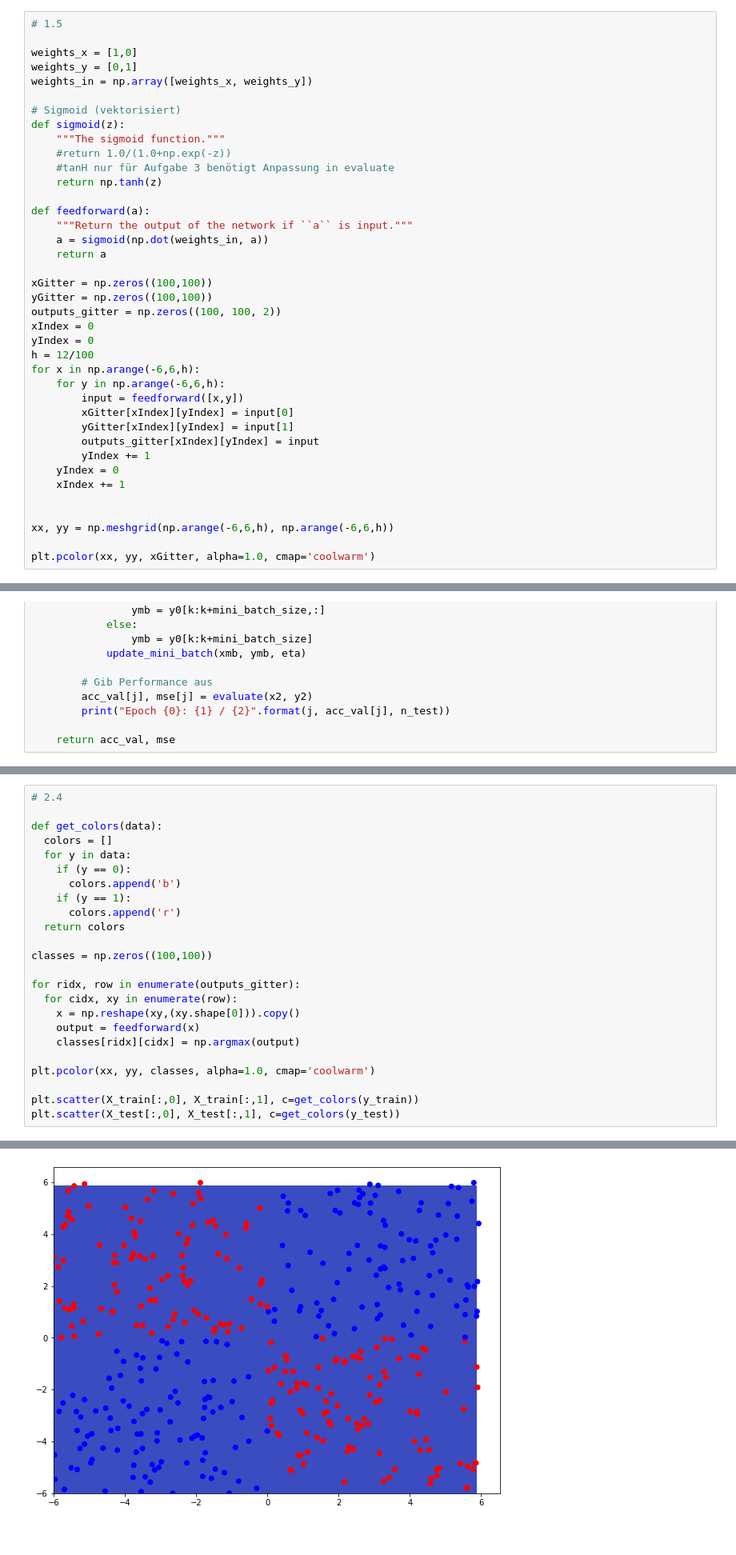
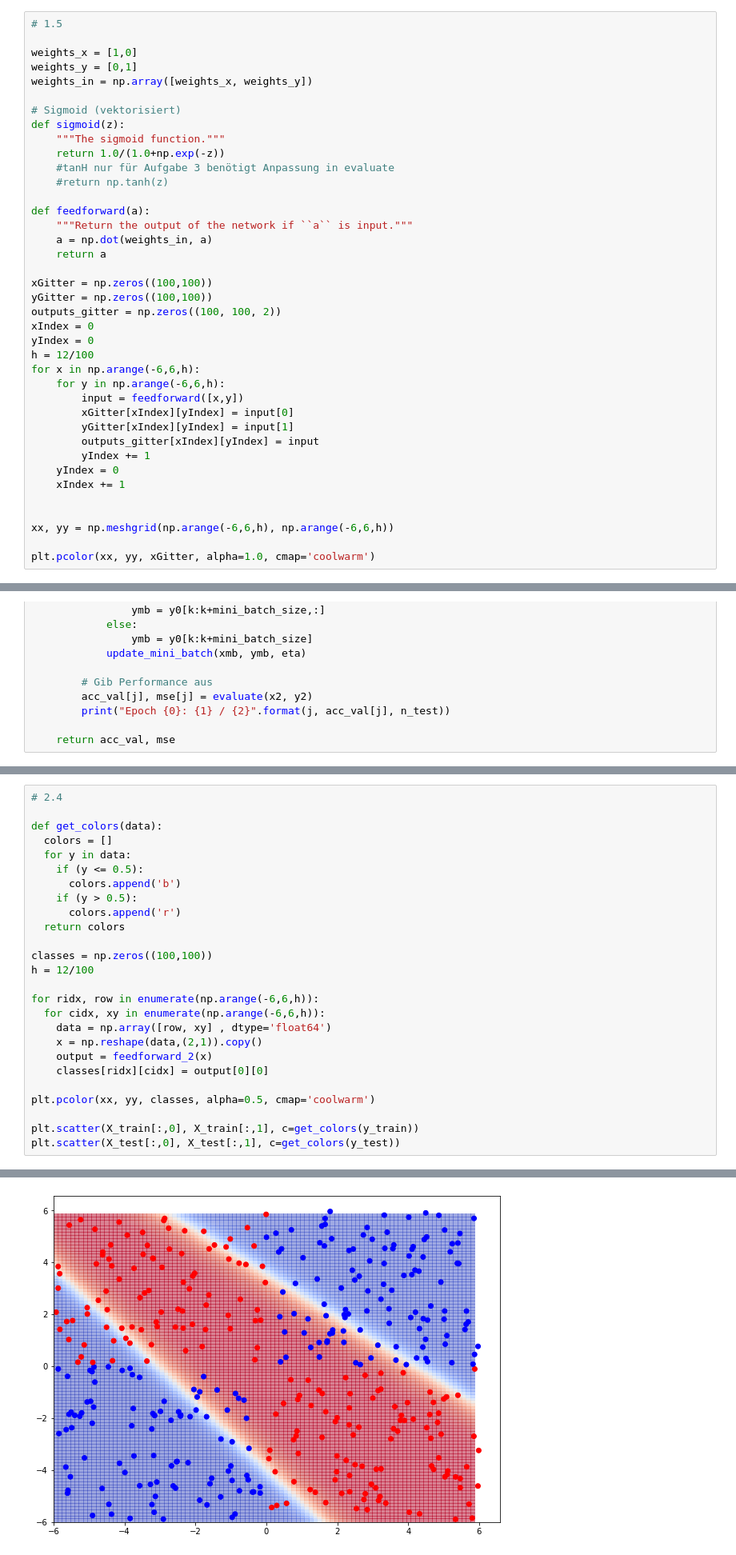
Before and after one commit to schmuecker/machine-learning-course, a Jupyter notebook: Deep Learning/01 backpropagation/01 MLP.ipynb, the cells around one changed output, grey strips where cells are left out. Shown at 80% size. Cells and saved outputs as stored; diff of their text form.

```diff
--- a/Deep Learning/01 backpropagation/01 MLP.ipynb
+++ b/Deep Learning/01 backpropagation/01 MLP.ipynb
@@ -78,13 +78,13 @@ weights_in = np.array([weights_x, weights_y])
 # Sigmoid (vektorisiert)
 def sigmoid(z):
     """The sigmoid function."""
-    #return 1.0/(1.0+np.exp(-z))
+    return 1.0/(1.0+np.exp(-z))
     #tanH nur für Aufgabe 3 benötigt Anpassung in evaluate
-    return np.tanh(z)
+    #return np.tanh(z)
 
 def feedforward(a):
     """Return the output of the network if ``a`` is input."""
-    a = sigmoid(np.dot(weights_in, a))
+    a = np.dot(weights_in, a)
     return a
 
 xGitter = np.zeros((100,100))
@@ -449,30 +409,32 @@ Epoch 11: 100.0 / 200
 # %%
 # 2.4
 
 def get_colors(data):
   colors = []
   for y in data:
-    if (y == 0):
+    if (y <= 0.5):
       colors.append('b')
-    if (y == 1):
+    if (y > 0.5):
       colors.append('r')
   return colors
 
 classes = np.zeros((100,100))
+h = 12/100
 
-for ridx, row in enumerate(outputs_gitter):
-  for cidx, xy in enumerate(row):
-    x = np.reshape(xy,(xy.shape[0])).copy()
-    output = feedforward(x)
-    classes[ridx][cidx] = np.argmax(output)
+for ridx, row in enumerate(np.arange(-6,6,h)):
+  for cidx, xy in enumerate(np.arange(-6,6,h)):
+    data = np.array([row, xy] , dtype='float64')
+    x = np.reshape(data,(2,1)).copy()
+    output = feedforward_2(x)
+    classes[ridx][cidx] = output[0][0]
 
-plt.pcolor(xx, yy, classes, alpha=1.0, cmap='coolwarm')
+plt.pcolor(xx, yy, classes, alpha=0.5, cmap='coolwarm')
 
 plt.scatter(X_train[:,0], X_train[:,1], c=get_colors(y_train))
 plt.scatter(X_test[:,0], X_test[:,1], c=get_colors(y_test))
 # %% [output]
 <matplotlib.collections.PathCollection at 0x...>
-[figure, old version]
+[figure, new version]
 # %%
 # 2.4 Scatter plot
 
```
Also changed, not shown: parts of 16 cells of this notebook.
